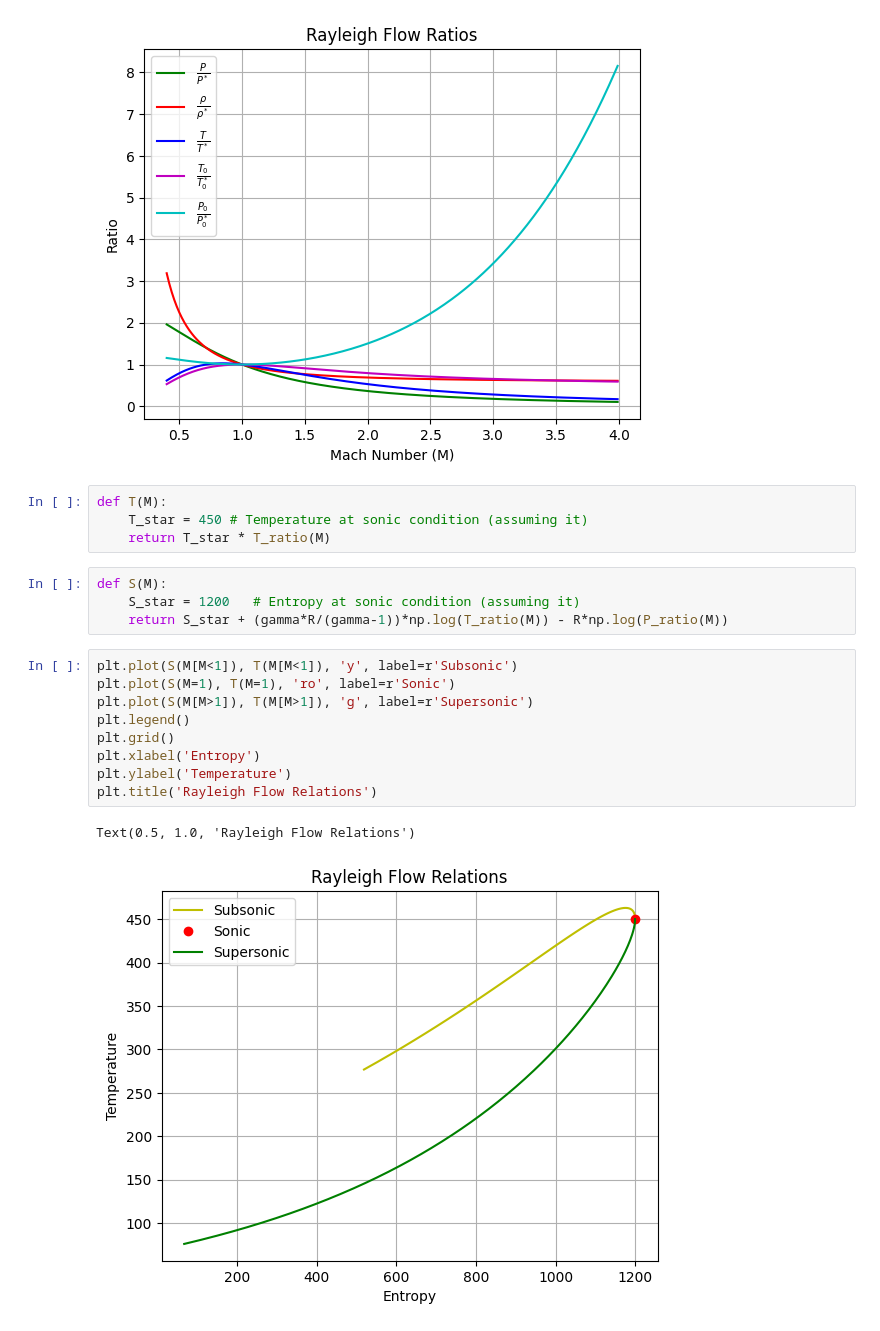
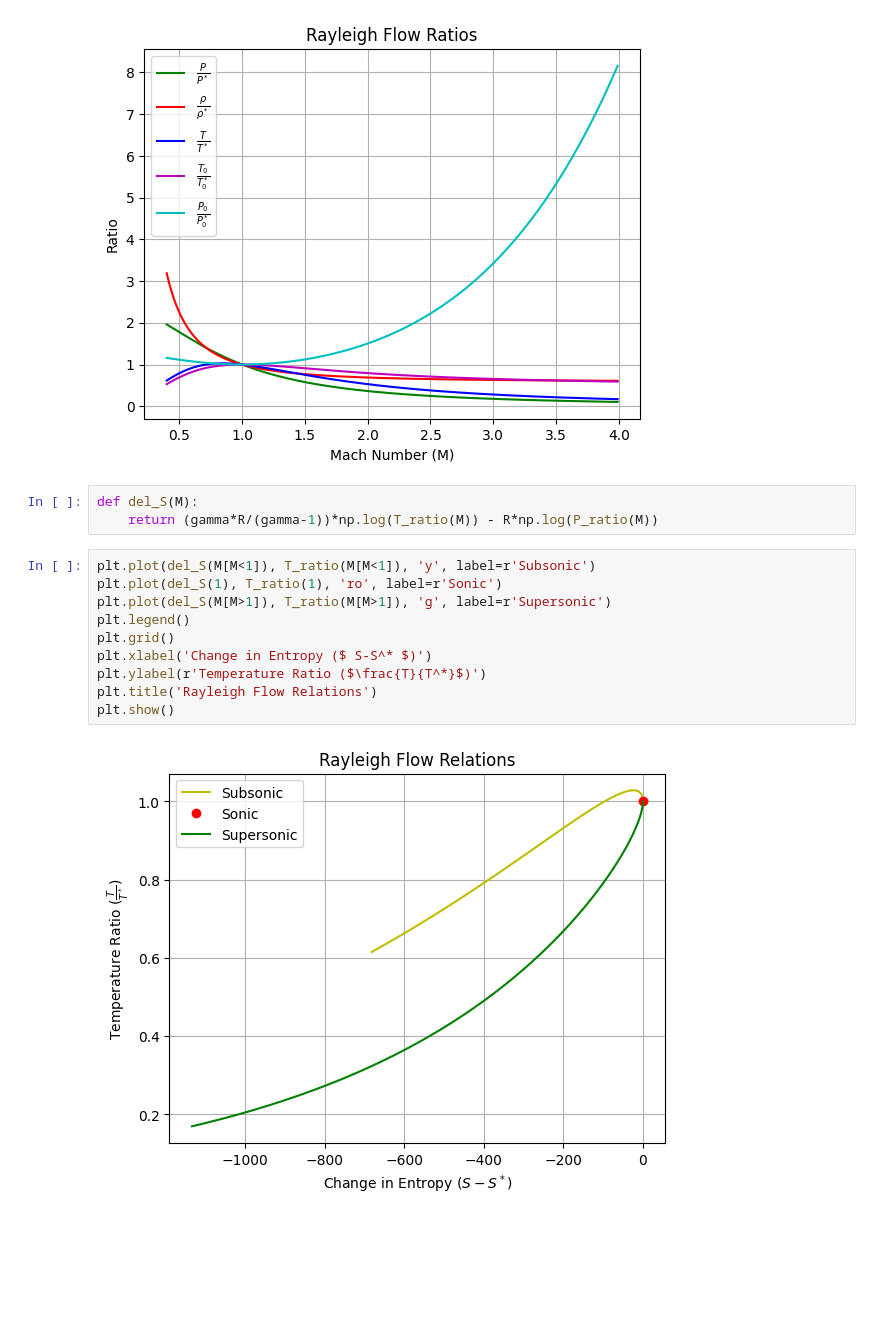
Before and after one commit to Sauroncool/Gas_Dynamics, a Jupyter notebook: Rayleigh_Flow.ipynb, the cells around one changed output. Cells and saved outputs as stored; diff of their text form; blank space fills up the shorter version.

```diff
--- a/Rayleigh_Flow.ipynb
+++ b/Rayleigh_Flow.ipynb
@@ -42,23 +42,18 @@ plt.title('Rayleigh Flow Ratios')
 # %% [output]
 Text(0.5, 1.0, 'Rayleigh Flow Ratios')
 [figure]
-# %%
-def T(M):
-    T_star = 450 # Temperature at sonic condition (assuming it)
-    return T_star * T_ratio(M)
 # %%
-def S(M):
-    S_star = 1200   # Entropy at sonic condition (assuming it)
-    return S_star + (gamma*R/(gamma-1))*np.log(T_ratio(M)) - R*np.log(P_ratio(M))
+def del_S(M):
+    return (gamma*R/(gamma-1))*np.log(T_ratio(M)) - R*np.log(P_ratio(M))
 # %%
-plt.plot(S(M[M<1]), T(M[M<1]), 'y', label=r'Subsonic')
-plt.plot(S(M=1), T(M=1), 'ro', label=r'Sonic')
-plt.plot(S(M[M>1]), T(M[M>1]), 'g', label=r'Supersonic')
+plt.plot(del_S(M[M<1]), T_ratio(M[M<1]), 'y', label=r'Subsonic')
+plt.plot(del_S(1), T_ratio(1), 'ro', label=r'Sonic')
+plt.plot(del_S(M[M>1]), T_ratio(M[M>1]), 'g', label=r'Supersonic')
 plt.legend()
 plt.grid()
-plt.xlabel('Entropy')
-plt.ylabel('Temperature')
+plt.xlabel('Change in Entropy ($ S-S^* $)')
+plt.ylabel(r'Temperature Ratio ($\frac{T}{T^*}$)')
 plt.title('Rayleigh Flow Relations')
+plt.show()
 # %% [output]
-Text(0.5, 1.0, 'Rayleigh Flow Relations')
-[figure, old version]
+[figure, new version]
```
Also changed, not shown: 1 other file.
